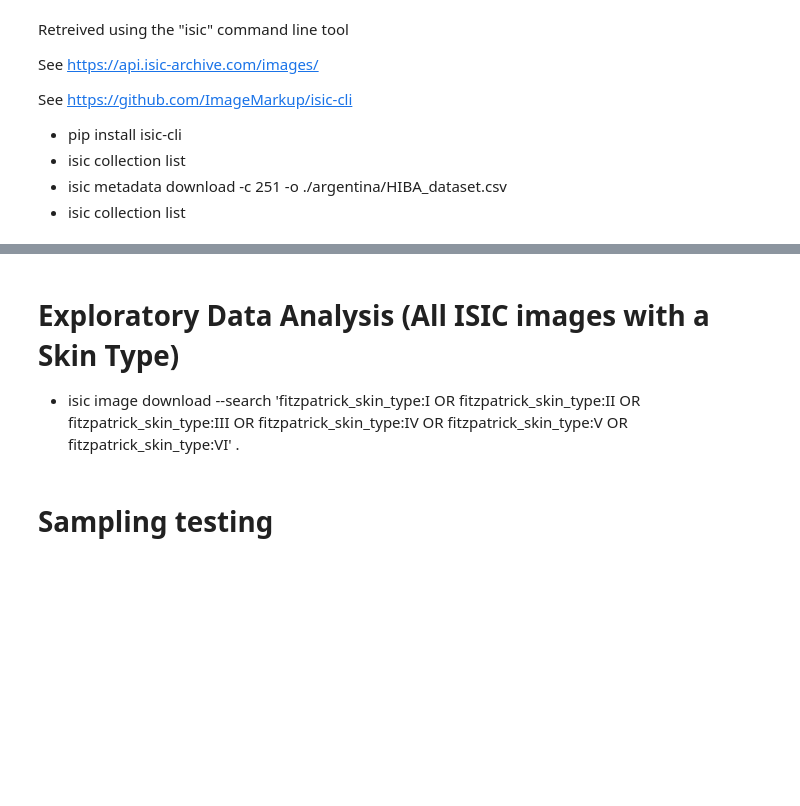
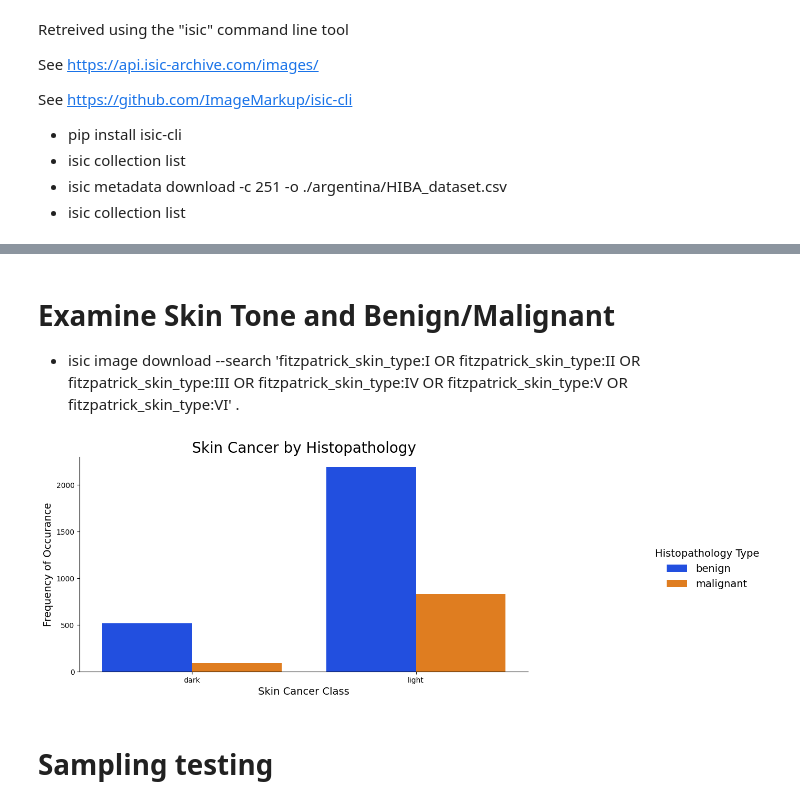
Before and after one commit to jpope8/skin-image-analysis, a Jupyter notebook: notebooks/jgi_hiba_2022_torch.ipynb, the cells around one changed output, grey strips where cells are left out. Drawn from its saved outputs; the diff is of its cells as text; code cells hidden in the pictures; blank space fills up the shorter version.

```diff
--- a/notebooks/jgi_hiba_2022_torch.ipynb
+++ b/notebooks/jgi_hiba_2022_torch.ipynb
@@ -1500,4 +1605,6 @@ metadata_df=pd.read_csv(csv_file_name)
 metadata_df = metadata_df[metadata_df['fitzpatrick_skin_type'].notna()]
 # Add new binary classification target
 metadata_df["skin_tone"] = metadata_df.apply( convert_type2tone, axis=1 )
+# Get rid of unknown outcomes
+metadata_df = filter_rows_with_values(metadata_df, 'benign_malignant', ['benign', 'malignant'] )
 metadata_df.info()
@@ -1572,11 +1756,4 @@ plt.show()
 # %% [markdown]
-# Exploratory Data Analysis (All ISIC images with a Skin Type)
+# Examine Skin Tone and Benign/Malignant
 
 * isic image download --search 'fitzpatrick_skin_type:I OR fitzpatrick_skin_type:II OR fitzpatrick_skin_type:III OR fitzpatrick_skin_type:IV OR fitzpatrick_skin_type:V OR fitzpatrick_skin_type:VI' .
-# %%
-metadata_df=pd.read_csv("./tone/metadata.csv")
-# Drop  rows that do not have skin type
-#metadata_df = metadata_df[metadata_df['fitzpatrick_skin_type'].notna()]
-# Add new binary classification target
-#metadata_df["skin_tone"] = metadata_df.apply( convert_type2tone, axis=1 )
-metadata_df.info()
@@ -1594,13 +1760,15 @@ plt.show()
 # %%
 #Skin Cancer is confirmed via Hispathology, let's check the breakdown for each type
-g = sns.catplot(x="fitzpatrick_skin_type", kind="count", hue="benign_malignant", palette='bright', data=metadata_df)
+g = sns.catplot(x="skin_tone", kind="count", hue="benign_malignant", palette='bright', data=metadata_df)
 g.fig.set_size_inches(16, 5)
 
 g.ax.set_title('Skin Cancer by Histopathology', fontsize=20)
 g.set_xlabels('Skin Cancer Class', fontsize=14)
 g.set_ylabels('Frequency of Occurance', fontsize=14)
 g._legend.set_title('Histopathology Type')
 plt.show()
+# %% [output]
+[figure, added]
 # %% [markdown]
 # Sampling testing
 # %%
```
Also changed, not shown: parts of 32 cells of this notebook.
